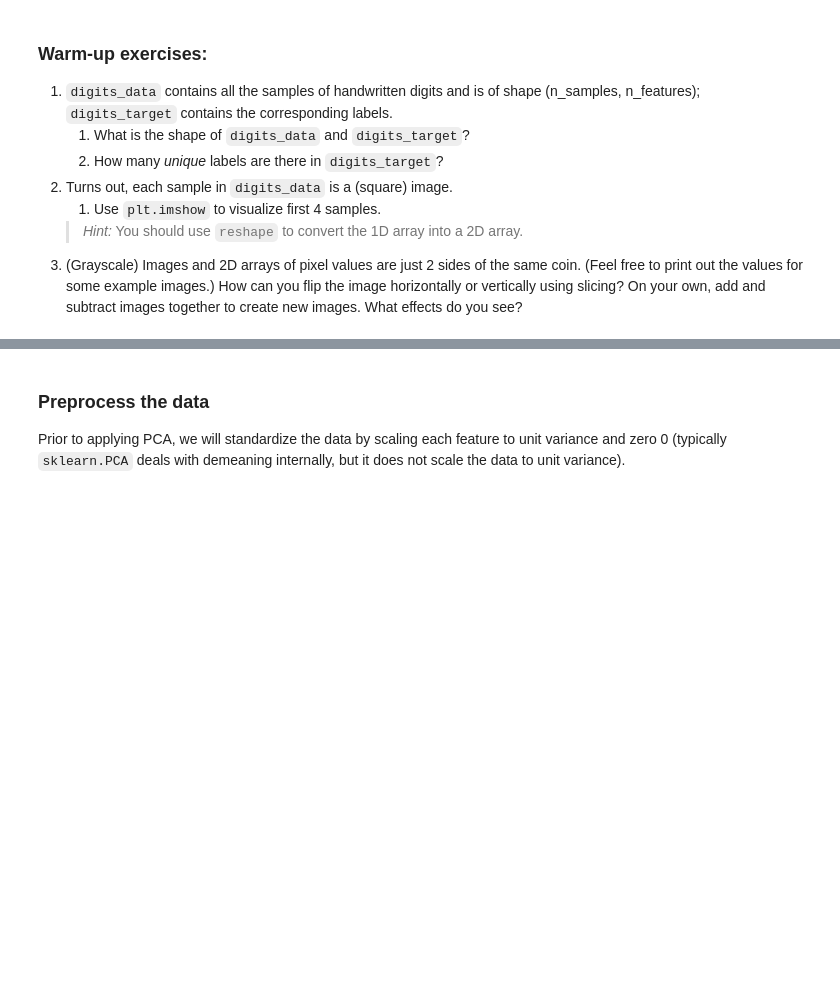
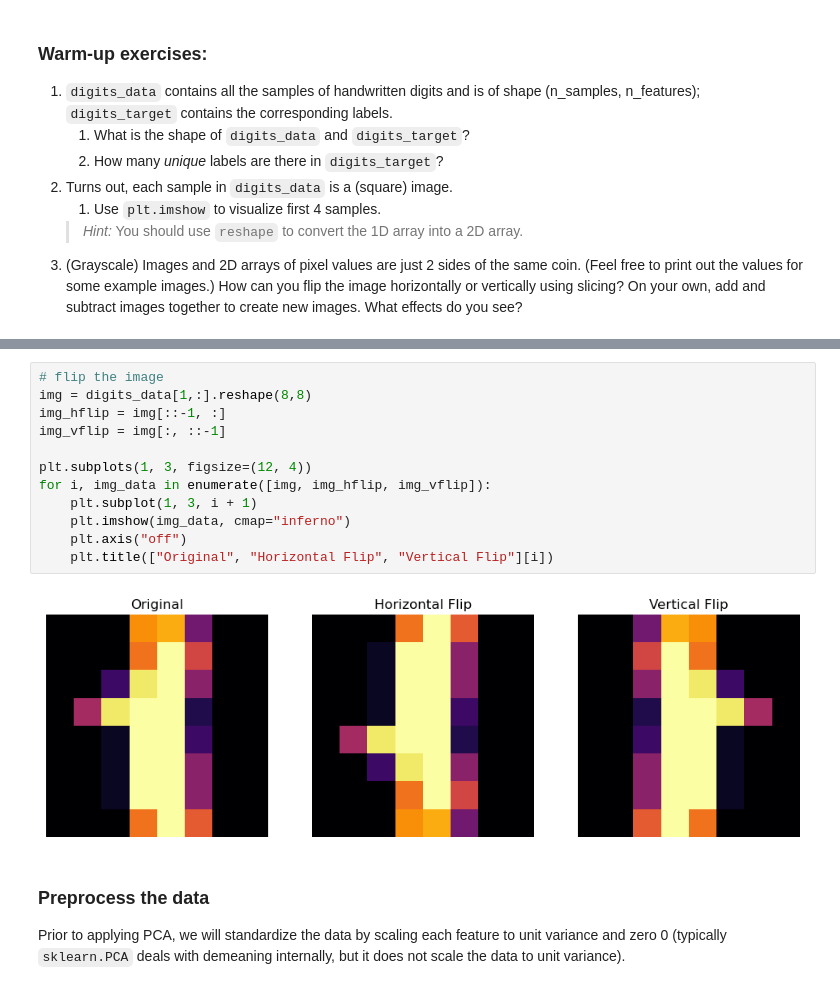
Before and after one commit to maggie-jiayizhang/pni_python_2025, a Jupyter notebook: notebooks/july_14.ipynb, the cells around one changed output, grey strips where cells are left out. Saved outputs shown, nothing was run; the diff lists cells and outputs as text; blank space fills up the shorter version.

```diff
--- a/notebooks/july_14.ipynb
+++ b/notebooks/july_14.ipynb
@@ -39,3 +58,17 @@ digits_target = digits.target
+# %%
+# flip the image
+img = digits_data[1,:].reshape(8,8)
+img_hflip = img[::-1, :]
+img_vflip = img[:, ::-1]
+
+plt.subplots(1, 3, figsize=(12, 4))
+for i, img_data in enumerate([img, img_hflip, img_vflip]):
+    plt.subplot(1, 3, i + 1)
+    plt.imshow(img_data, cmap="inferno")
+    plt.axis("off")
+    plt.title(["Original", "Horizontal Flip", "Vertical Flip"][i])
+# %% [output]
+[figure, added]
 # %% [markdown]
 ### Preprocess the data
 Prior to applying PCA, we will standardize the data by scaling each feature to unit variance and zero 0 (typically `sklearn.PCA` deals with demeaning internally, but it does not scale the data to unit variance).
```
Also changed, not shown: parts of 8 cells of this notebook, 1 other file.
